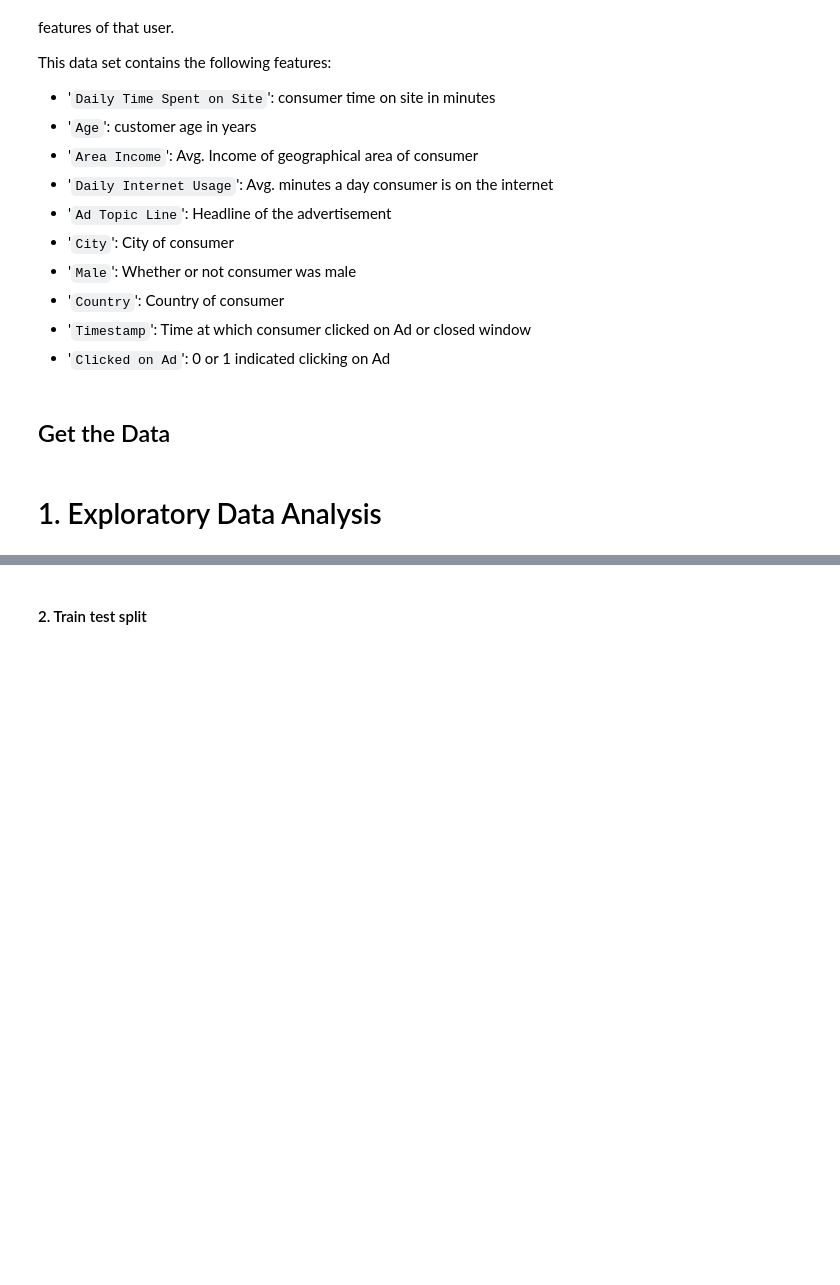
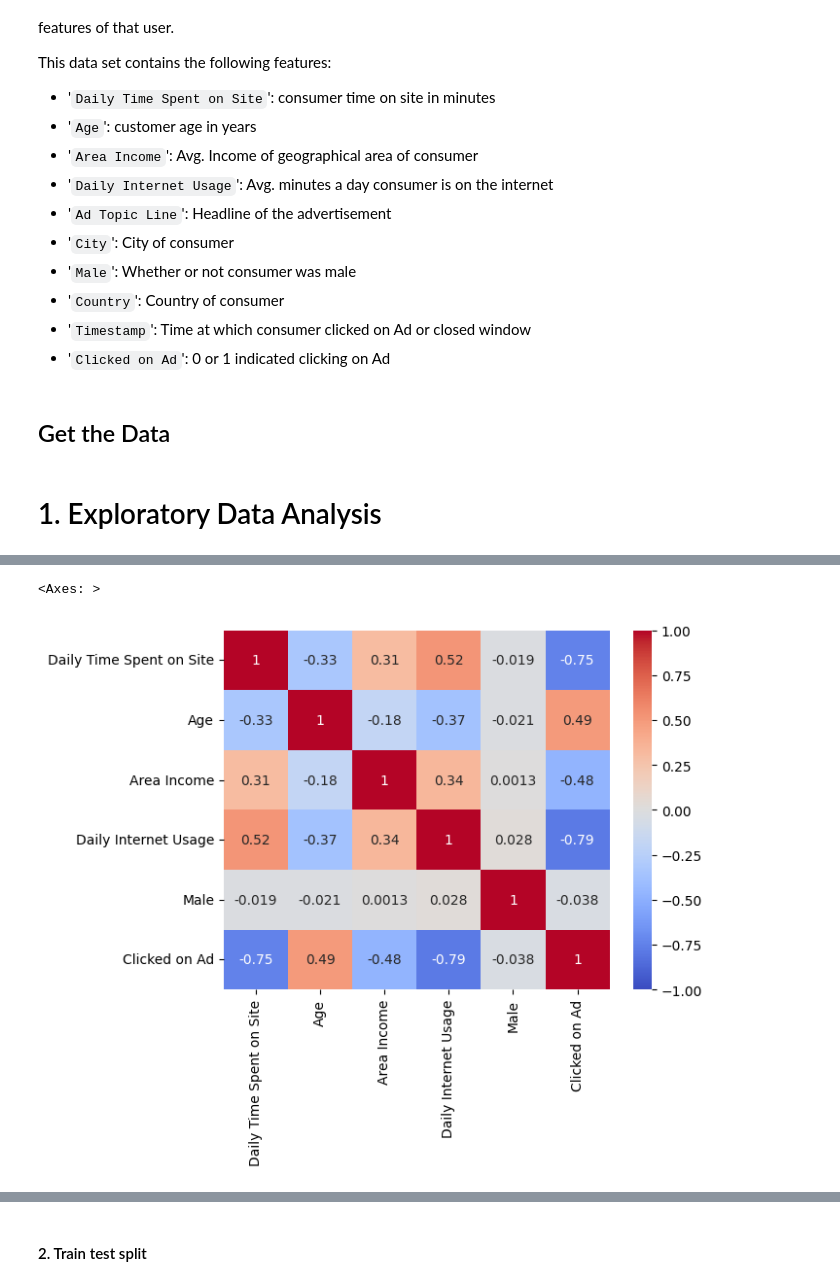
Before and after one commit to Rafacercos/ONLINE_DS_THEBRIDGE_RAFACERCOS, a Jupyter notebook: MIS_EJERCICIOS/Machine Learning/Clasification/Logistic-regression predict-ad-click.ipynb, the cells around one changed output, grey strips where cells are left out. Cells and saved outputs as stored; diff of their text form; code cells hidden in the pictures; blank space fills up the shorter version.

```diff
--- a/MIS_EJERCICIOS/Machine Learning/Clasification/Logistic-regression predict-ad-click.ipynb
+++ b/MIS_EJERCICIOS/Machine Learning/Clasification/Logistic-regression predict-ad-click.ipynb
@@ -26,0 +132,7 @@ This data set contains the following features:
+# %%
+ads.drop(columns=["Lunes","Martes","Miercoles","Jueves","Viernes","Sabado","Domingo","fin de semana"],inplace=True)
+# %%
+sns.heatmap(ads.corr(),annot = True,vmin=-1,cmap="coolwarm")
+# %% [output]
+<Axes: >
+[figure, added]
```
Also changed, not shown: parts of 37 cells of this notebook.
